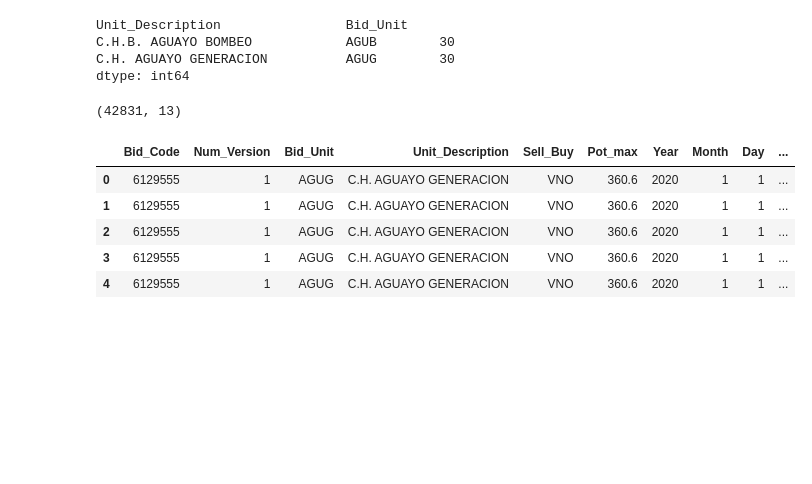
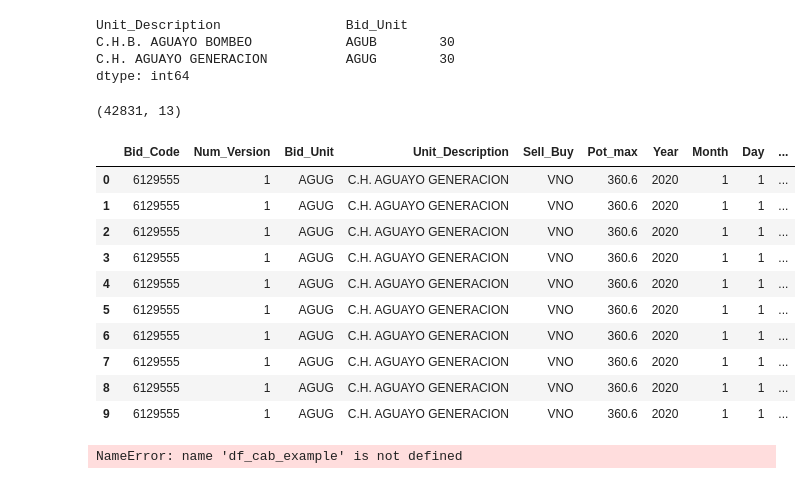
Before and after one commit to luisdelpozo/TFM, a Jupyter notebook: TFM_df_sel_unit_v0.ipynb, the cells around one changed output. Saved outputs shown, nothing was run; the diff lists cells and outputs as text; code cells hidden in the pictures; blank space fills up the shorter version.

```diff
--- a/TFM_df_sel_unit_v0.ipynb
+++ b/TFM_df_sel_unit_v0.ipynb
@@ -442,14 +460,24 @@ df_AGUAYO_GEN.shape
 # %% [output]
 (42831, 13)
 # %%
-df_AGUAYO_GEN.head()
+df_AGUAYO_GEN.head(10)
 # %% [output]
 |  | Bid_Code | Num_Version | Bid_Unit | Unit_Description | Sell_Buy | Pot_max | Year | Month | Day | ... |
 | 0 | 6129555 | 1 | AGUG | C.H. AGUAYO GENERACION | VNO | 360.6 | 2020 | 1 | 1 | ... |
 | 1 | 6129555 | 1 | AGUG | C.H. AGUAYO GENERACION | VNO | 360.6 | 2020 | 1 | 1 | ... |
 | 2 | 6129555 | 1 | AGUG | C.H. AGUAYO GENERACION | VNO | 360.6 | 2020 | 1 | 1 | ... |
 | 3 | 6129555 | 1 | AGUG | C.H. AGUAYO GENERACION | VNO | 360.6 | 2020 | 1 | 1 | ... |
 | 4 | 6129555 | 1 | AGUG | C.H. AGUAYO GENERACION | VNO | 360.6 | 2020 | 1 | 1 | ... |
+| 5 | 6129555 | 1 | AGUG | C.H. AGUAYO GENERACION | VNO | 360.6 | 2020 | 1 | 1 | ... |
+| 6 | 6129555 | 1 | AGUG | C.H. AGUAYO GENERACION | VNO | 360.6 | 2020 | 1 | 1 | ... |
+| 7 | 6129555 | 1 | AGUG | C.H. AGUAYO GENERACION | VNO | 360.6 | 2020 | 1 | 1 | ... |
+| 8 | 6129555 | 1 | AGUG | C.H. AGUAYO GENERACION | VNO | 360.6 | 2020 | 1 | 1 | ... |
+| 9 | 6129555 | 1 | AGUG | C.H. AGUAYO GENERACION | VNO | 360.6 | 2020 | 1 | 1 | ... |
 # %%
 #Storing info locally
 df_AGUAYO_GEN.to_csv('/home/dsc/Documents/TFM/Data/OMIE/OMIE_AGUAYO_GEN/OMIE_AGUAYO_GEN_112019_102020.csv')
+# %%
+#There are more "Bid_Units" that contains "MUEL"
+df_cab_example.loc[df_cab_example['Bid_Unit'].str.contains('MUEL')]['Bid_Unit'].value_counts()
+# %% [output]
+NameError: name 'df_cab_example' is not defined
```
Also changed, not shown: parts of 34 cells of this notebook, 12 other files.
